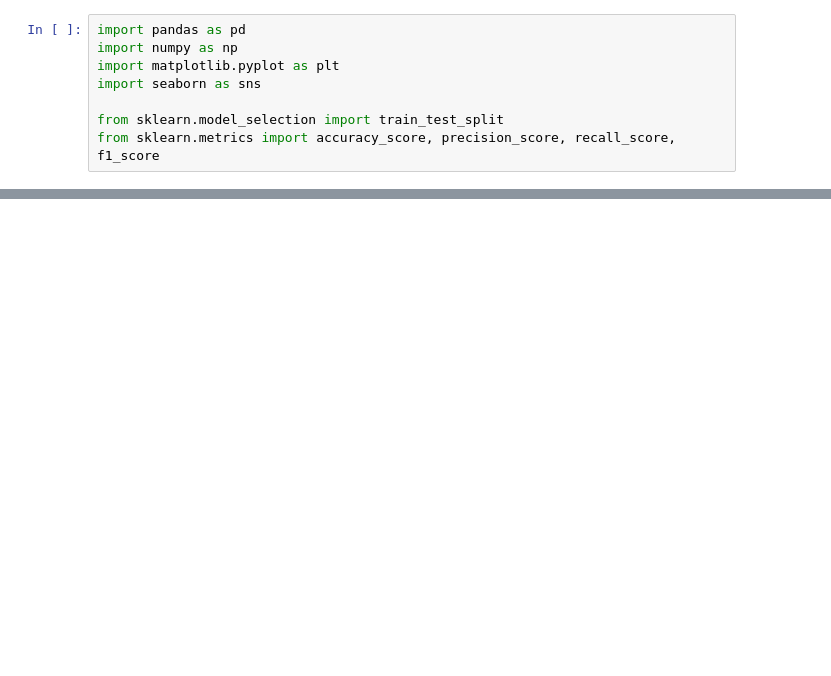
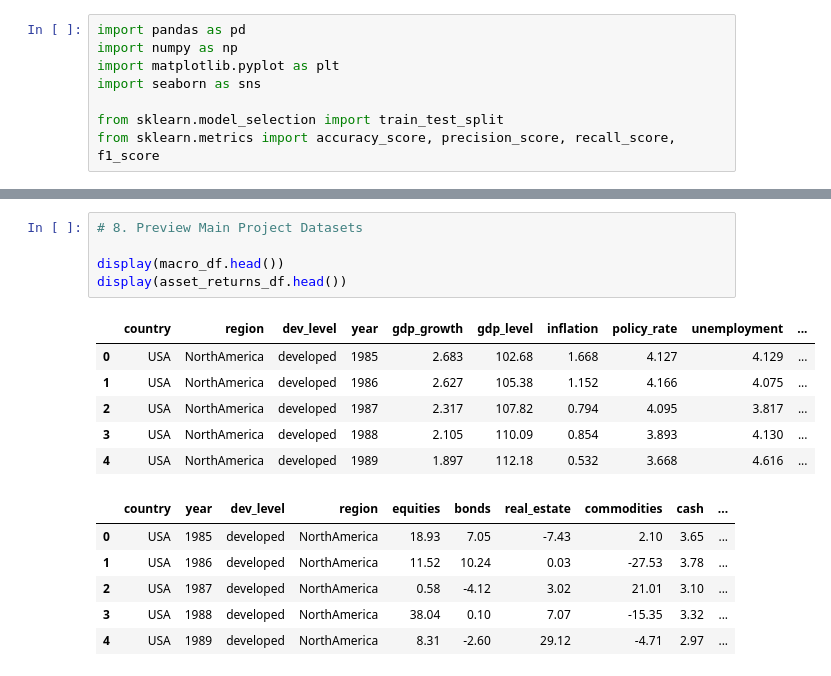
Before and after one commit to Wexwer/Macroeconomics-Indicators-Effect, a Jupyter notebook: Data Science/Exam-Project/Data Source/macroeconomic_indicators_effect_project.ipynb, the cells around one changed output, grey strips where cells are left out. Cells and saved outputs as stored; diff of their text form; blank space fills up the shorter version.

```diff
--- a/Data Science/Exam-Project/Data Source/macroeconomic_indicators_effect_project.ipynb
+++ b/Data Science/Exam-Project/Data Source/macroeconomic_indicators_effect_project.ipynb
@@ -33,0 +267,18 @@ Estimate the probability of default given borrower and macroeconomic variables.
+# %%
+# 8. Preview Main Project Datasets
+
+display(macro_df.head())
+display(asset_returns_df.head())
+# %% [output]
+|  | country | region | dev_level | year | gdp_growth | gdp_level | inflation | policy_rate | unemployment | ... |
+| 0 | USA | NorthAmerica | developed | 1985 | 2.683 | 102.68 | 1.668 | 4.127 | 4.129 | ... |
+| 1 | USA | NorthAmerica | developed | 1986 | 2.627 | 105.38 | 1.152 | 4.166 | 4.075 | ... |
+| 2 | USA | NorthAmerica | developed | 1987 | 2.317 | 107.82 | 0.794 | 4.095 | 3.817 | ... |
+| 3 | USA | NorthAmerica | developed | 1988 | 2.105 | 110.09 | 0.854 | 3.893 | 4.130 | ... |
+| 4 | USA | NorthAmerica | developed | 1989 | 1.897 | 112.18 | 0.532 | 3.668 | 4.616 | ... |
+|  | country | year | dev_level | region | equities | bonds | real_estate | commodities | cash | ... |
+| 0 | USA | 1985 | developed | NorthAmerica | 18.93 | 7.05 | -7.43 | 2.10 | 3.65 | ... |
+| 1 | USA | 1986 | developed | NorthAmerica | 11.52 | 10.24 | 0.03 | -27.53 | 3.78 | ... |
+| 2 | USA | 1987 | developed | NorthAmerica | 0.58 | -4.12 | 3.02 | 21.01 | 3.10 | ... |
+| 3 | USA | 1988 | developed | NorthAmerica | 38.04 | 0.10 | 7.07 | -15.35 | 3.32 | ... |
+| 4 | USA | 1989 | developed | NorthAmerica | 8.31 | -2.60 | 29.12 | -4.71 | 2.97 | ... |
```
Also changed, not shown: parts of 31 cells of this notebook.
